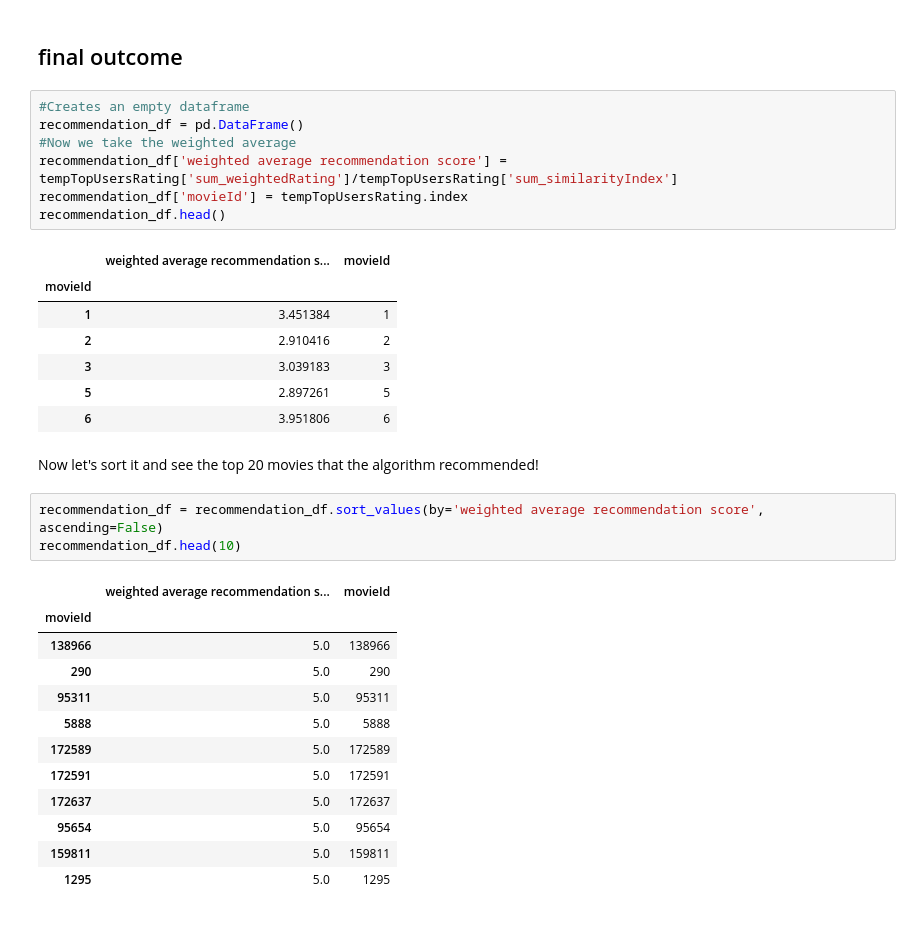
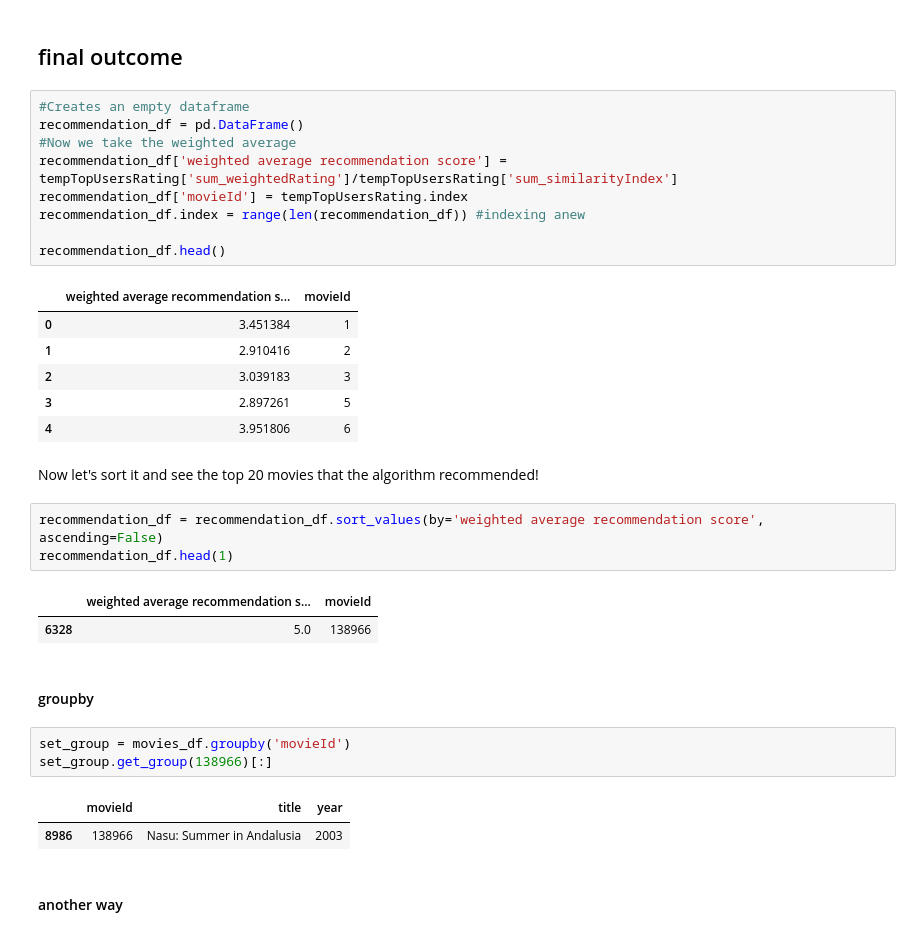
Before and after one commit to mehdisahraeei/ml-project, a Jupyter notebook: 02-projects/Recommender/Collaborative-Filtering-Movies.ipynb, the cells around one changed output. Cells and saved outputs as stored; diff of their text form.

```diff
--- a/02-projects/Recommender/Collaborative-Filtering-Movies.ipynb
+++ b/02-projects/Recommender/Collaborative-Filtering-Movies.ipynb
@@ -332,33 +354,34 @@ recommendation_df = pd.DataFrame()
 #Now we take the weighted average
 recommendation_df['weighted average recommendation score'] = tempTopUsersRating['sum_weightedRating']/tempTopUsersRating['sum_similarityIndex']
 recommendation_df['movieId'] = tempTopUsersRating.index
+recommendation_df.index = range(len(recommendation_df)) #indexing anew
+
 recommendation_df.head()
 # %% [output]
 |  | weighted average recommendation s... | movieId |
-| movieId |  |  |
-| 1 | 3.451384 | 1 |
-| 2 | 2.910416 | 2 |
-| 3 | 3.039183 | 3 |
-| 5 | 2.897261 | 5 |
-| 6 | 3.951806 | 6 |
+| 0 | 3.451384 | 1 |
+| 1 | 2.910416 | 2 |
+| 2 | 3.039183 | 3 |
+| 3 | 2.897261 | 5 |
+| 4 | 3.951806 | 6 |
 # %% [markdown]
 Now let's sort it and see the top 20 movies that the algorithm recommended!
 # %%
 recommendation_df = recommendation_df.sort_values(by='weighted average recommendation score', ascending=False)
-recommendation_df.head(10)
+recommendation_df.head(1)
 # %% [output]
 |  | weighted average recommendation s... | movieId |
-| movieId |  |  |
-| 138966 | 5.0 | 138966 |
-| 290 | 5.0 | 290 |
-| 95311 | 5.0 | 95311 |
-| 5888 | 5.0 | 5888 |
-| 172589 | 5.0 | 172589 |
-| 172591 | 5.0 | 172591 |
-| 172637 | 5.0 | 172637 |
-| 95654 | 5.0 | 95654 |
-| 159811 | 5.0 | 159811 |
-| 1295 | 5.0 | 1295 |
+| 6328 | 5.0 | 138966 |
+# %% [markdown]
+#### groupby
+# %%
+set_group = movies_df.groupby('movieId')
+set_group.get_group(138966)[:]
+# %% [output]
+|  | movieId | title | year |
+| 8986 | 138966 | Nasu: Summer in Andalusia | 2003 |
+# %% [markdown]
+#### another way
 # %%
 movies_df.loc[movies_df['movieId'].isin(recommendation_df.head(10)['movieId'].tolist())]
 # %% [output]
```
Also changed, not shown: parts of 8 cells of this notebook.
